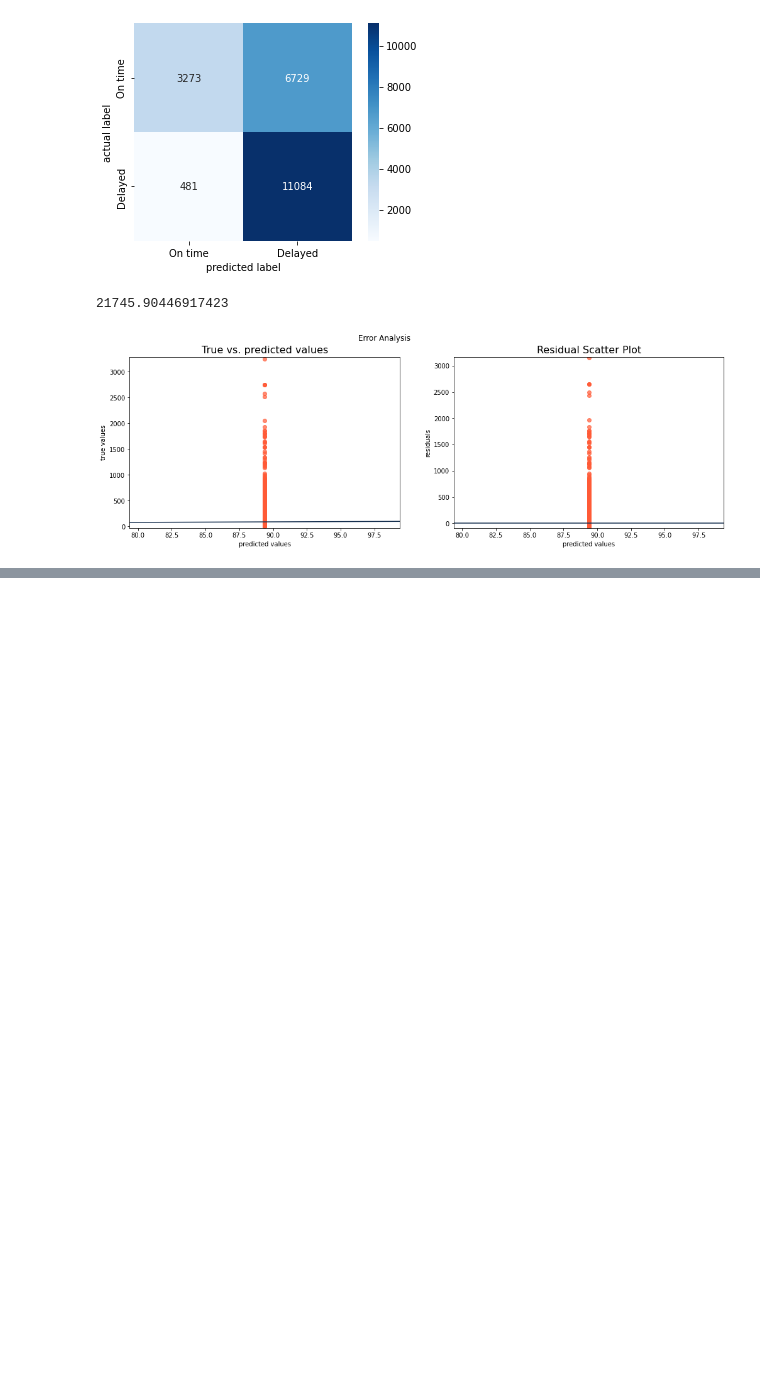
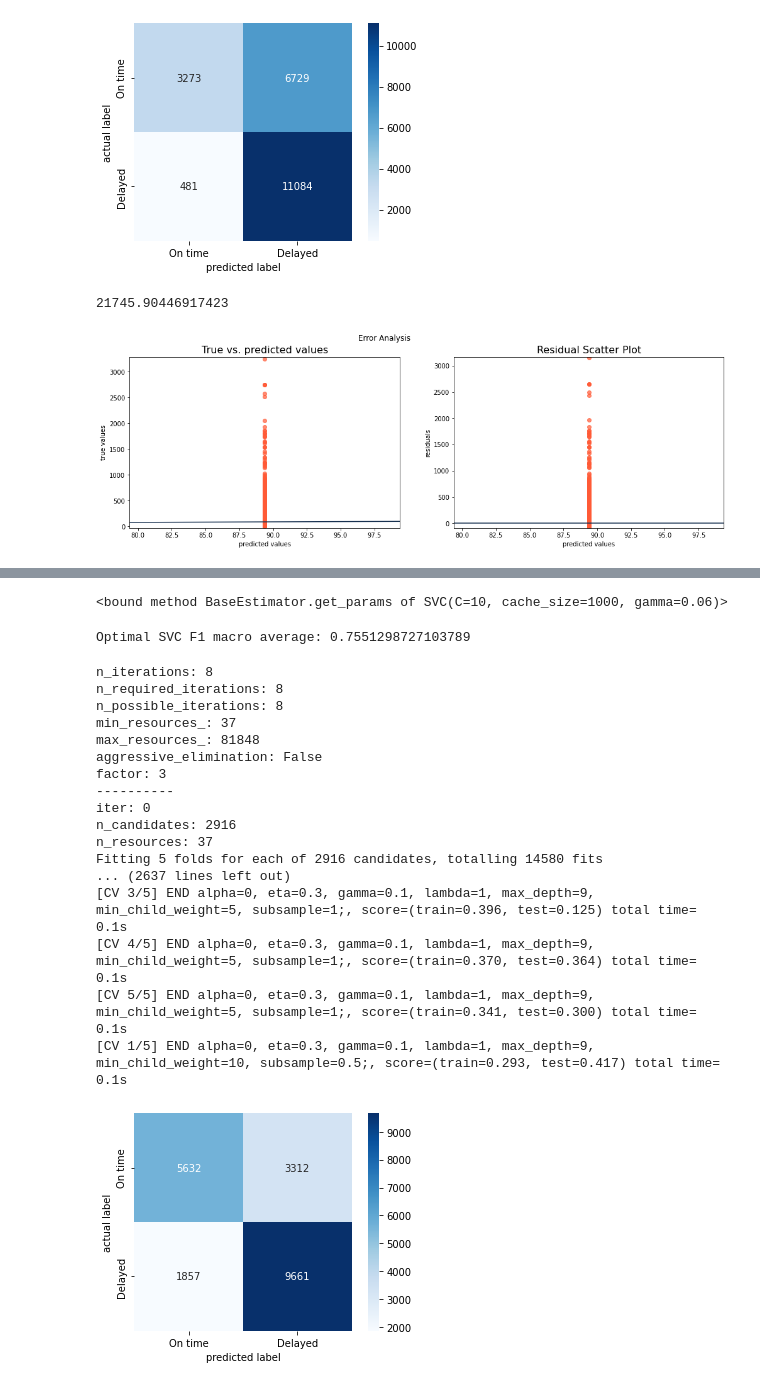
Before and after one commit to MalinSoetbeer/flight_delayed_challenge, a Jupyter notebook: modeling_malte.ipynb, the cells around one changed output, grey strips where cells are left out. Saved outputs shown, nothing was run; the diff lists cells and outputs as text; code cells hidden in the pictures; blank space fills up the shorter version.

```diff
--- a/modeling_malte.ipynb
+++ b/modeling_malte.ipynb
@@ -192,0 +364,61 @@ models_reg.append(("SGD", SGDRegressor()))
+# %%
+print(best_SVC_clf.get_params)
+# %% [output]
+<bound method BaseEstimator.get_params of SVC(C=10, cache_size=1000, gamma=0.06)>
+# %%
+print('Optimal SVC F1 macro average:', f1_score(y_test_class, SVC_best_predictions, average='macro'))
+# %% [output]
+Optimal SVC F1 macro average: 0.7551298727103789
+# %%
+# Initialize the XGB classifier
+XGB_clf = XGBClassifier()
+
+# Create the parameters list
+parameters_XGB = {'eta':[0.1,0.3,0.7],
+                'gamma':[0, 0.1, 1],
+                'max_depth':[3,6,9,12],
+                'min_child_weight':[1,5,10],
+                'subsample':[0.5, 0.8, 1],
+                'lambda':[0,0.5,1],
+                'alpha':[0,0.5,1]
+             }
+
+# making a macro average f1 scorer
+scorer = make_scorer(f1_score,average='macro')
+
+# Perform grid search on the classifier using macro average f1 score as the scoring method
+XGB_gridsearch = HalvingGridSearchCV(XGB_clf, parameters_XGB, scoring=scorer, cv=5, verbose=4)
+
+# Fit the grid search object to the training data and find the optimal parameters
+XGB_gridsearch.fit(X_train_class, y_train_class)
+
+# get the best clf
+best_XGB_clf = XGB_gridsearch.best_estimator_
+
+# Make predictions using the optimized model
+XGB_best_predictions = best_XGB_clf.predict(X_test_class)
+
+# print the classification report and the confusion matrix of the best model
+print('XGBC f1 macro average:', f1_score(y_test_class, XGB_best_predictions, average='macro'))
+print('best params:',best_XGB_clf.get_params)
+print(classification_report(y_test_class, XGB_best_predictions))
+plot_confusion_matrix(y_test_class, XGB_best_predictions)
+# %% [output]
+n_iterations: 8
+n_required_iterations: 8
+n_possible_iterations: 8
+min_resources_: 37
+max_resources_: 81848
+aggressive_elimination: False
+factor: 3
+----------
+iter: 0
+n_candidates: 2916
+n_resources: 37
+Fitting 5 folds for each of 2916 candidates, totalling 14580 fits
+... (2637 lines left out)
+[CV 3/5] END alpha=0, eta=0.3, gamma=0.1, lambda=1, max_depth=9, min_child_weight=5, subsample=1;, score=(train=0.396, test=0.125) total time=   0.1s
+[CV 4/5] END alpha=0, eta=0.3, gamma=0.1, lambda=1, max_depth=9, min_child_weight=5, subsample=1;, score=(train=0.370, test=0.364) total time=   0.1s
+[CV 5/5] END alpha=0, eta=0.3, gamma=0.1, lambda=1, max_depth=9, min_child_weight=5, subsample=1;, score=(train=0.341, test=0.300) total time=   0.1s
+[CV 1/5] END alpha=0, eta=0.3, gamma=0.1, lambda=1, max_depth=9, min_child_weight=10, subsample=0.5;, score=(train=0.293, test=0.417) total time=   0.1s
+[figure, added]
```
Also changed, not shown: parts of 17 cells of this notebook, 12 other files.
